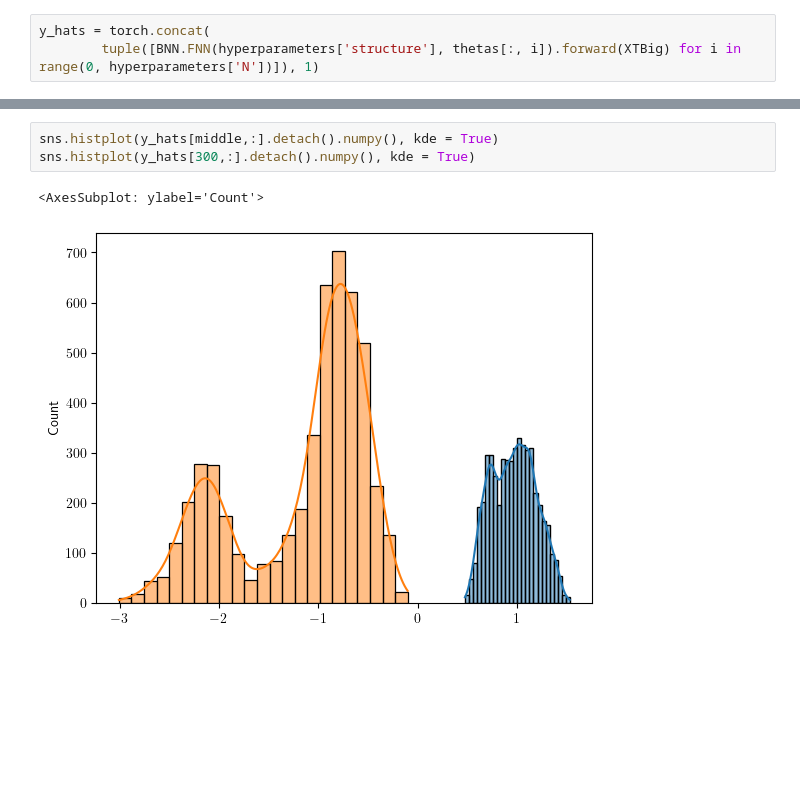
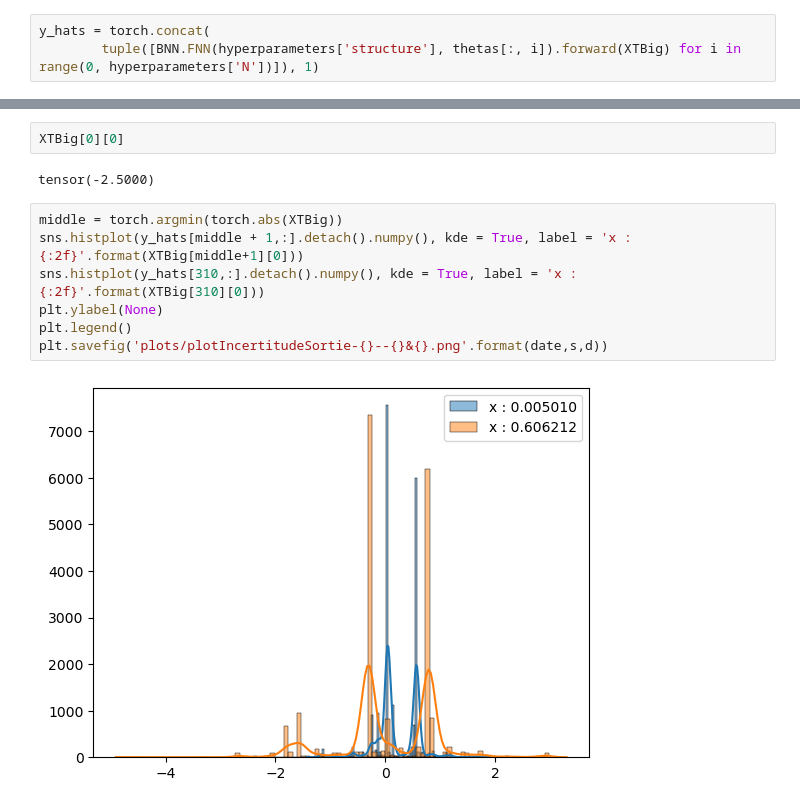
Before and after one commit to Davidson-Lova/PFE_BNN_ABS_SS, a Jupyter notebook: weightAnalysis.ipynb, the cells around one changed output, grey strips where cells are left out. Cells and saved outputs as stored; diff of their text form; blank space fills up the shorter version.

```diff
--- a/weightAnalysis.ipynb
+++ b/weightAnalysis.ipynb
@@ -123,6 +123,13 @@ middle = torch.argmin(torch.abs(XTBig))
-# %%
-sns.histplot(y_hats[middle,:].detach().numpy(), kde = True)
-sns.histplot(y_hats[300,:].detach().numpy(), kde = True)
-# %% [output]
-<AxesSubplot: ylabel='Count'>
-[figure, removed]
+# %%
+XTBig[0][0]
+# %% [output]
+tensor(-2.5000)
+# %%
+middle = torch.argmin(torch.abs(XTBig))
+sns.histplot(y_hats[middle + 1,:].detach().numpy(), kde = True, label = 'x : {:2f}'.format(XTBig[middle+1][0]))
+sns.histplot(y_hats[310,:].detach().numpy(), kde = True, label = 'x : {:2f}'.format(XTBig[310][0]))
+plt.ylabel(None)
+plt.legend()
+plt.savefig('plots/plotIncertitudeSortie-{}--{}&{}.png'.format(date,s,d))
+# %% [output]
+[figure, added]
```
Also changed, not shown: parts of 9 cells of this notebook, 37 other files.
